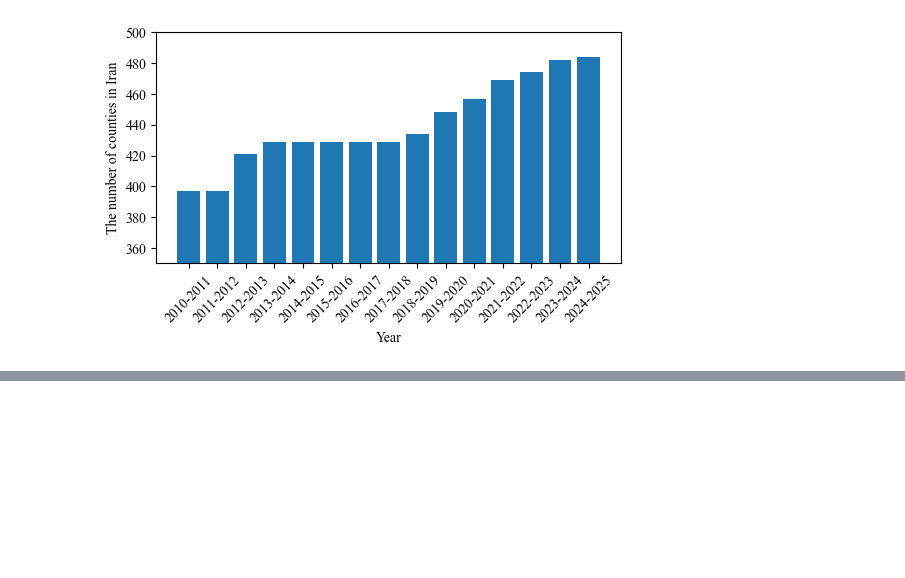
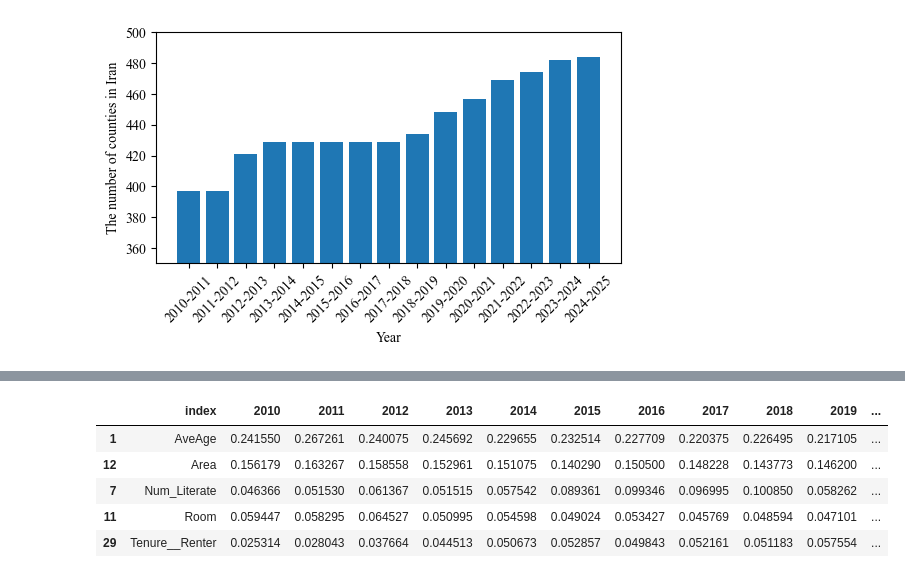
Before and after one commit to sinanarimani/energy-poverty, a Jupyter notebook: evaluation.ipynb, the cells around one changed output, grey strips where cells are left out. Saved outputs shown, nothing was run; the diff lists cells and outputs as text; code cells hidden in the pictures; blank space fills up the shorter version.

```diff
--- a/evaluation.ipynb
+++ b/evaluation.ipynb
@@ -324,0 +681,13 @@ import sklearn
+# %%
+df2= pd.read_pickle("df2.pkl")
+df2= df2.reset_index(drop=False)
+df2["mean"] = df2.select_dtypes(include="number").mean(axis=1)
+df2= df2.sort_values("mean", ascending=False)
+df2.head()
+# %% [output]
+|  | index | 2010 | 2011 | 2012 | 2013 | 2014 | 2015 | 2016 | 2017 | 2018 | 2019 | ... |
+| 1 | AveAge | 0.241550 | 0.267261 | 0.240075 | 0.245692 | 0.229655 | 0.232514 | 0.227709 | 0.220375 | 0.226495 | 0.217105 | ... |
+| 12 | Area | 0.156179 | 0.163267 | 0.158558 | 0.152961 | 0.151075 | 0.140290 | 0.150500 | 0.148228 | 0.143773 | 0.146200 | ... |
+| 7 | Num_Literate | 0.046366 | 0.051530 | 0.061367 | 0.051515 | 0.057542 | 0.089361 | 0.099346 | 0.096995 | 0.100850 | 0.058262 | ... |
+| 11 | Room | 0.059447 | 0.058295 | 0.064527 | 0.050995 | 0.054598 | 0.049024 | 0.053427 | 0.045769 | 0.048594 | 0.047101 | ... |
+| 29 | Tenure__Renter | 0.025314 | 0.028043 | 0.037664 | 0.044513 | 0.050673 | 0.052857 | 0.049843 | 0.052161 | 0.051183 | 0.057554 | ... |
```
Also changed, not shown: parts of 20 cells of this notebook, 1 other file.
